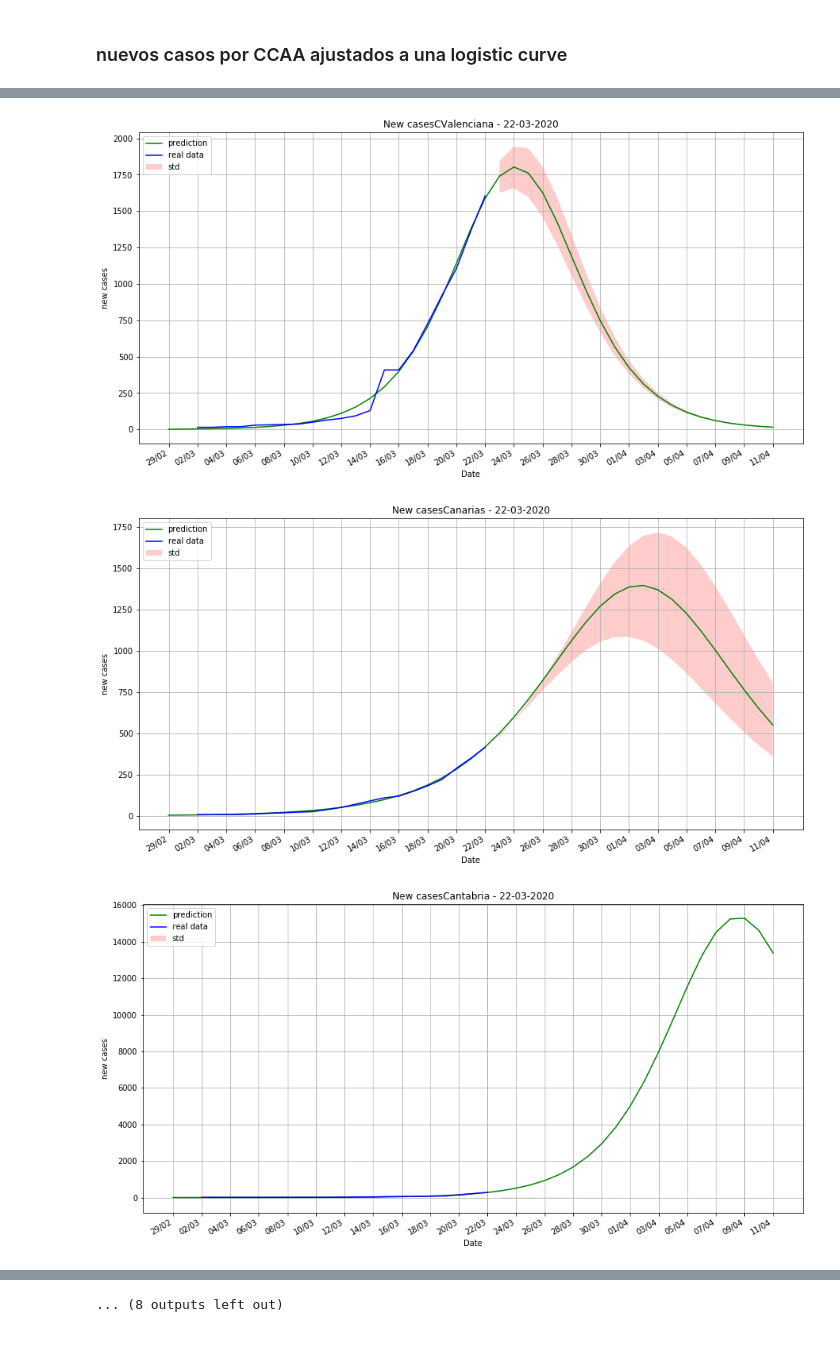
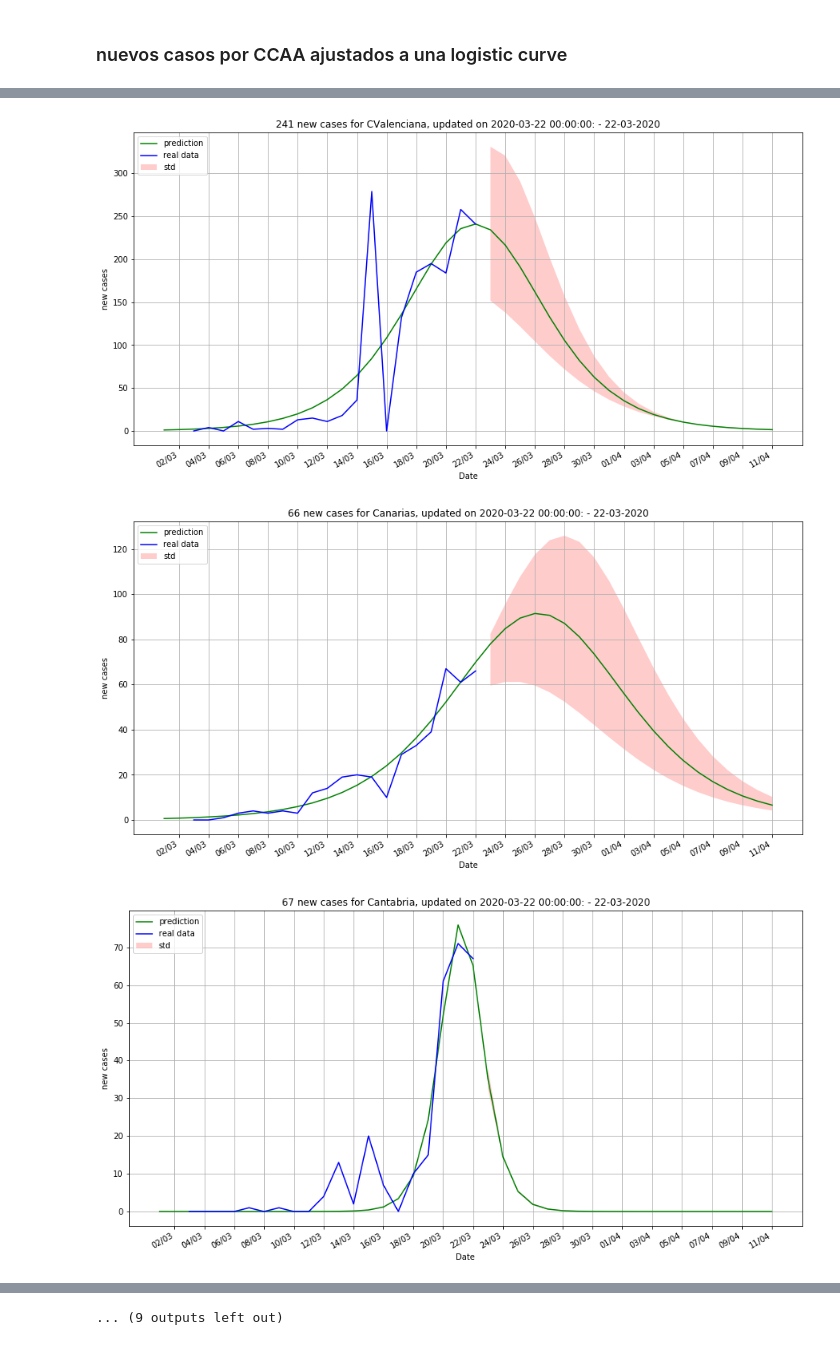
Before and after one commit to victorvicpal/COVID19_es, a Jupyter notebook: notebooks/LogisticCurve.ipynb, the cells around one changed output, grey strips where cells are left out. Saved outputs shown, nothing was run; the diff lists cells and outputs as text; code cells hidden in the pictures.

Commit message:
Updated fit to logistic curve

```diff
--- a/notebooks/LogisticCurve.ipynb
+++ b/notebooks/LogisticCurve.ipynb
@@ -150,0 +152,5 @@ Number of deaths 1720
+# %%
+newCases=np.diff(Confirmed)
+
+Titulo = '{:.0f} new cases for Spain, updated on {}:'.format(newCases[-1],dates[-1])
+fit_curve(logistic_derivative, newCases, 'New cases total in Spain', 'new cases', last_date, coeff_std_d);
@@ -165,4 +176,0 @@ Mean growth  factor: 1.188
-# %%
-newConfirmed=np.diff(Confirmed)
-
-fit_curve(logistic_derivative, newConfirmed, 'New cases', 'new cases', last_date, coeff_std_d);
@@ -174,9 +177,8 @@ New cases
 # %% [markdown]
 ### nuevos casos por CCAA ajustados a una logistic curve
-# %%
-for CCAA in data.CCAA.unique():
-    ()
 # %%
 for CCAA in data.CCAA.unique():
-    fit_curve(logistic_derivative, data[data.CCAA==CCAA].casos.values, ('New cases'+CCAA), 'new cases', last_date, coeff_std_d);
+    newCasesCCAA = np.diff(data[data.CCAA==CCAA].casos.values)
+    Titulo = '{:.0f} new cases for {}, updated on {}:'.format(newCasesCCAA[-1],CCAA,dates[-1])
+    fit_curve(logistic_derivative, newCasesCCAA, Titulo, 'new cases', last_date, coeff_std_d);
 # %% [output]
@@ -204,3 +222,3 @@ New casesPaísVasco
-[figure, old version]
+[figure, new version]
-[figure, old version]
+[figure, new version]
-[figure, old version]
+[figure, new version]
@@ -211 +228 @@ New casesPaísVasco
-... (8 outputs left out)
+... (9 outputs left out)
```
Also changed, not shown: parts of 18 cells of this notebook.
